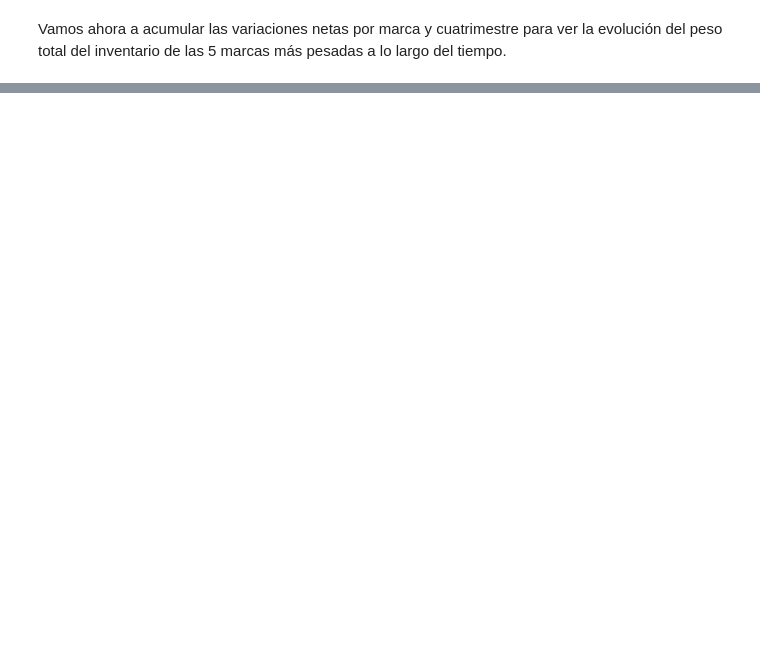
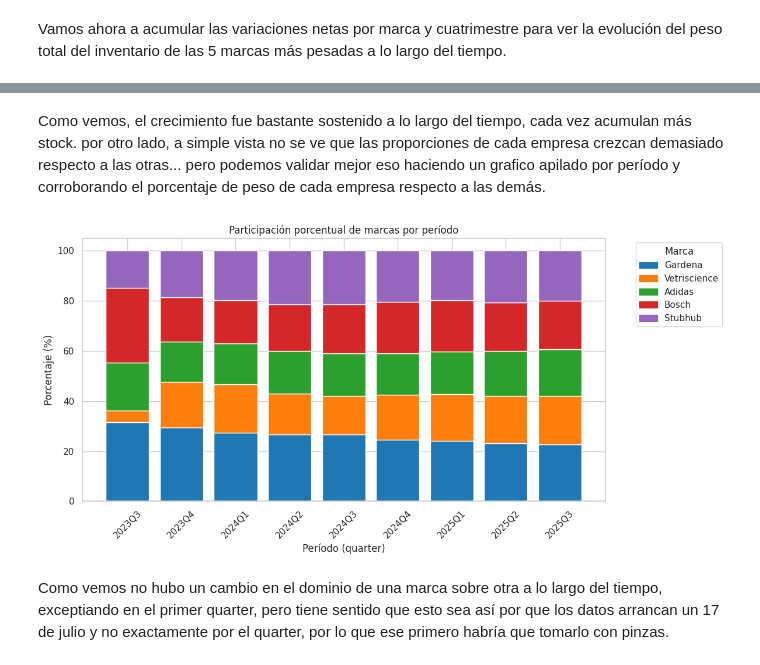
Before and after one commit to maximogismondi/cdd-martinelli, a Jupyter notebook: tps/tp1/querys/04_peso_inventario_stuff_por_marca.ipynb, the cells around one changed output, grey strips where cells are left out. Drawn from its saved outputs; the diff is of its cells as text; code cells hidden in the pictures; blank space fills up the shorter version.

```diff
--- a/tps/tp1/querys/04_peso_inventario_stuff_por_marca.ipynb
+++ b/tps/tp1/querys/04_peso_inventario_stuff_por_marca.ipynb
@@ -699,0 +663,38 @@ fig.show()
+# %% [markdown]
+Como vemos, el crecimiento fue bastante sostenido a lo largo del tiempo, cada vez acumulan más stock. por otro lado, a simple vista no se ve que las proporciones de cada empresa crezcan demasiado respecto a las otras... pero podemos validar mejor eso haciendo un grafico apilado por período y corroborando el porcentaje de peso de cada empresa respecto a las demás.
+# %%
+import matplotlib.patches as mpatches
+
+dfp = (df_long
+       .assign(total_q=df_long.groupby("q")["acumulated_weight_kg"].transform("sum"))
+       .assign(percent=lambda d: d["acumulated_weight_kg"]/d["total_q"]*100))
+
+plt.figure(figsize=(12,6))
+bottoms = {q: 0.0 for q in dfp["q"].unique()}
+
+for b in brands:
+    sub = dfp[dfp["brand"] == b]
+    q_vals = sub["q"].tolist()
+    heights = sub["percent"].tolist()
+    plt.bar(
+        q_vals, heights,
+        bottom=[bottoms[q] for q in q_vals],
+        color=palette[b],
+        edgecolor=None
+    )
+    for q, h in zip(q_vals, heights):
+        bottoms[q] += h
+
+handles = [mpatches.Patch(color=palette[b], label=b) for b in brands]
+plt.legend(handles=handles, title="Marca", bbox_to_anchor=(1.05, 1), loc="upper left")
+
+plt.title("Participación porcentual de marcas por período")
+plt.xlabel("Período (quarter)")
+plt.ylabel("Porcentaje (%)")
+plt.xticks(rotation=45)
+plt.tight_layout()
+plt.show()
+# %% [output]
+[figure, added]
+# %% [markdown]
+Como vemos no hubo un cambio en el dominio de una marca sobre otra a lo largo del tiempo, exceptiando en el primer quarter, pero tiene sentido que esto sea así por que los datos arrancan un 17 de julio y no exactamente por el quarter, por lo que ese primero habría que tomarlo con pinzas.
```
Also changed, not shown: parts of 7 cells of this notebook, 1 other file.
